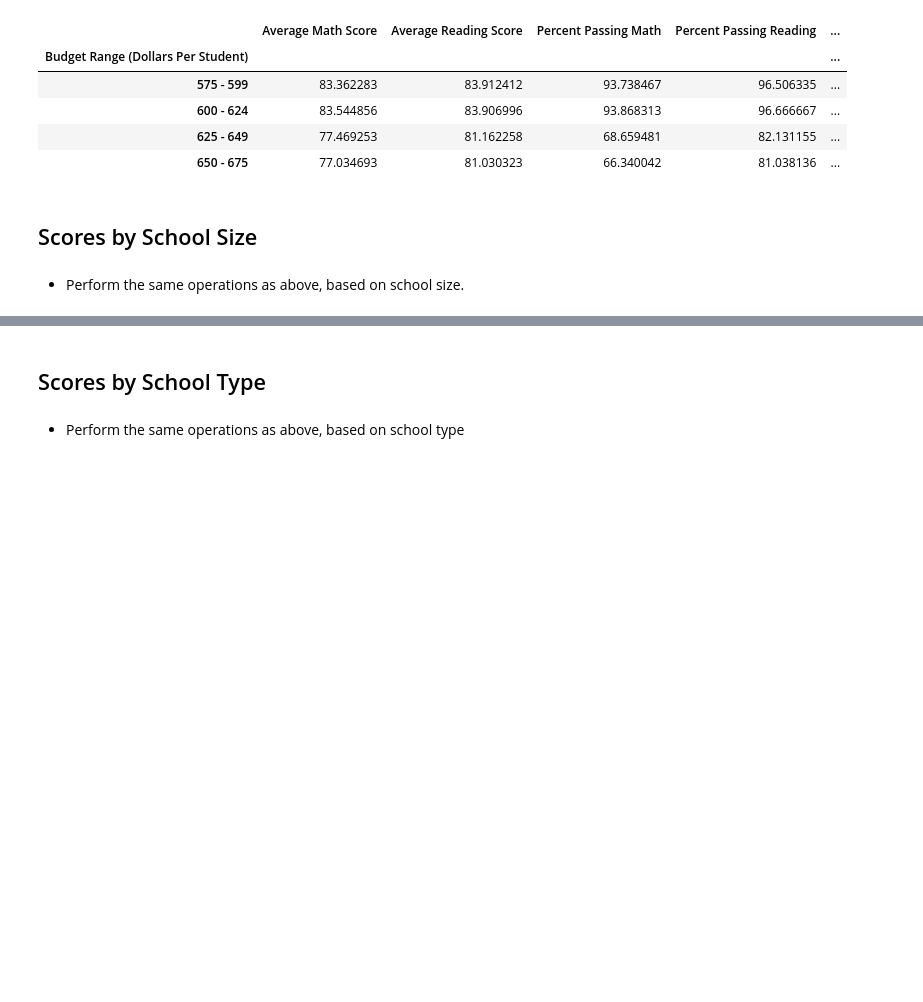
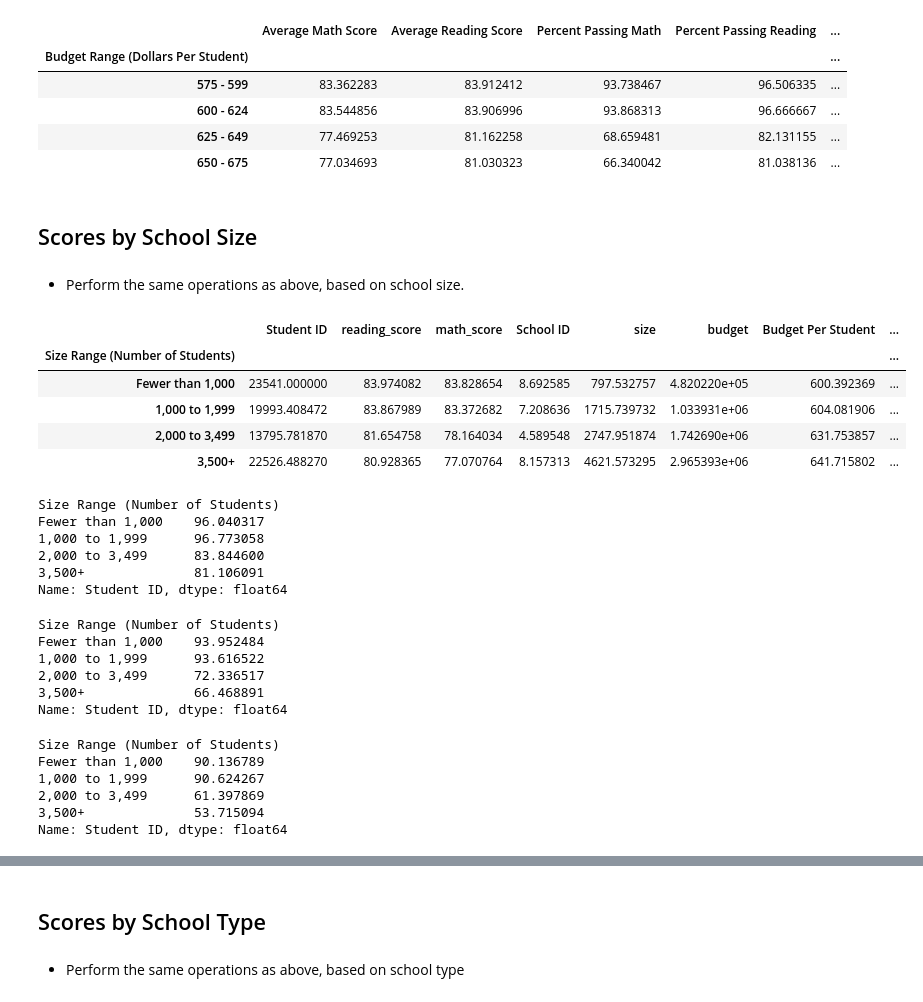
Before and after one commit to leah-handel/Pandas-Challenge, a Jupyter notebook: PyCitySchools_starter.ipynb, the cells around one changed output, grey strips where cells are left out. Saved outputs shown, nothing was run; the diff lists cells and outputs as text; code cells hidden in the pictures; blank space fills up the shorter version.

```diff
--- a/PyCitySchools_starter.ipynb
+++ b/PyCitySchools_starter.ipynb
@@ -595,0 +614,10 @@ Budget_Summary
+# %%
+grouped_by_size = school_aspects.groupby("Size Range (Number of Students)")
+grouped_by_size.mean()
+# %% [output]
+|  | Student ID | reading_score | math_score | School ID | size | budget | Budget Per Student | ... |
+| Size Range (Number of Students) |  |  |  |  |  |  |  | ... |
+| Fewer than 1,000 | 23541.000000 | 83.974082 | 83.828654 | 8.692585 | 797.532757 | 4.820220e+05 | 600.392369 | ... |
+| 1,000 to 1,999 | 19993.408472 | 83.867989 | 83.372682 | 7.208636 | 1715.739732 | 1.033931e+06 | 604.081906 | ... |
+| 2,000 to 3,499 | 13795.781870 | 81.654758 | 78.164034 | 4.589548 | 2747.951874 | 1.742690e+06 | 631.753857 | ... |
+| 3,500+ | 22526.488270 | 80.928365 | 77.070764 | 8.157313 | 4621.573295 | 2.965393e+06 | 641.715802 | ... |
@@ -595,0 +633,10 @@ Budget_Summary
+# %%
+readingpasspct_size = totalpassedreading_size/totalstudents_size*100
+readingpasspct_size
+# %% [output]
+Size Range (Number of Students)
+Fewer than 1,000    96.040317
+1,000 to 1,999      96.773058
+2,000 to 3,499      83.844600
+3,500+              81.106091
+Name: Student ID, dtype: float64
@@ -595,0 +645,11 @@ Budget_Summary
+# %%
+totalpassedmath_size = passedmath_size["Student ID"].count()
+mathpasspct_size = totalpassedmath_size/totalstudents_size*100
+mathpasspct_size
+# %% [output]
+Size Range (Number of Students)
+Fewer than 1,000    93.952484
+1,000 to 1,999      93.616522
+2,000 to 3,499      72.336517
+3,500+              66.468891
+Name: Student ID, dtype: float64
@@ -595,0 +658,11 @@ Budget_Summary
+# %%
+totalpassedboth_size = passedboth_size["Student ID"].count()
+bothpasspct_size = totalpassedboth_size/totalstudents_size*100
+bothpasspct_size
+# %% [output]
+Size Range (Number of Students)
+Fewer than 1,000    90.136789
+1,000 to 1,999      90.624267
+2,000 to 3,499      61.397869
+3,500+              53.715094
+Name: Student ID, dtype: float64
```
Also changed, not shown: parts of 12 cells of this notebook.
